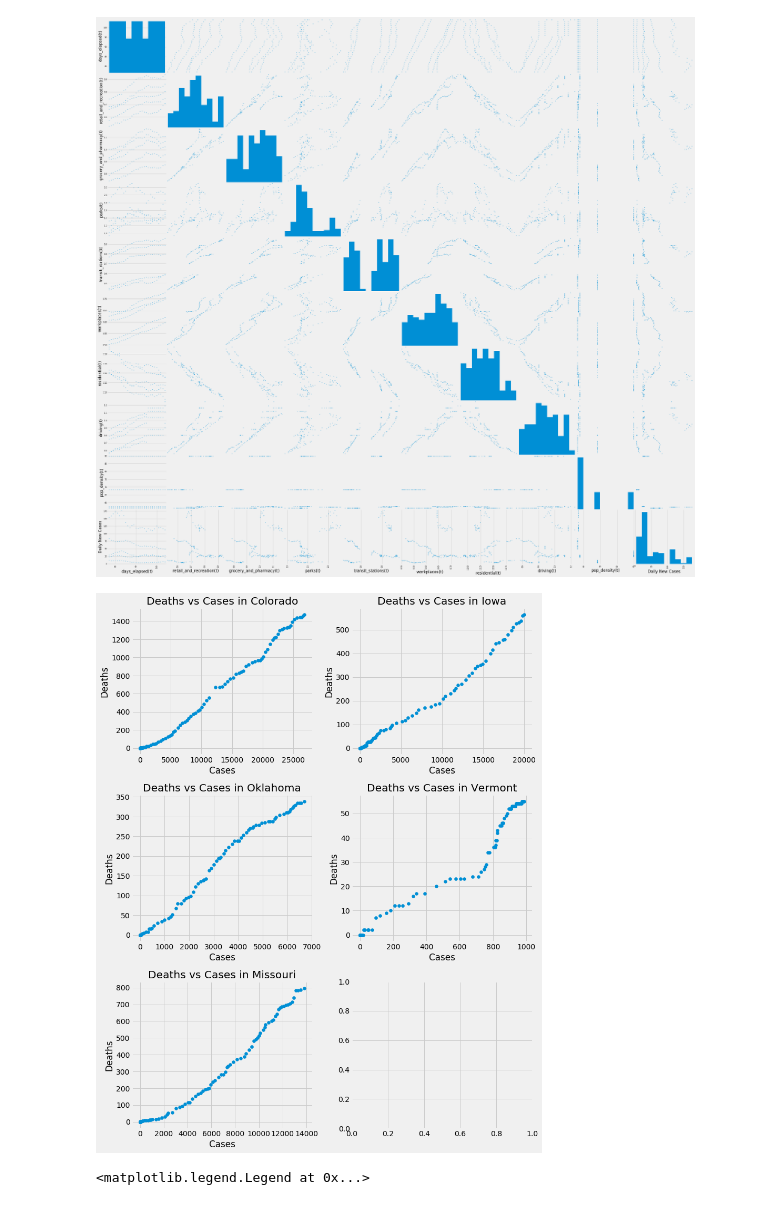
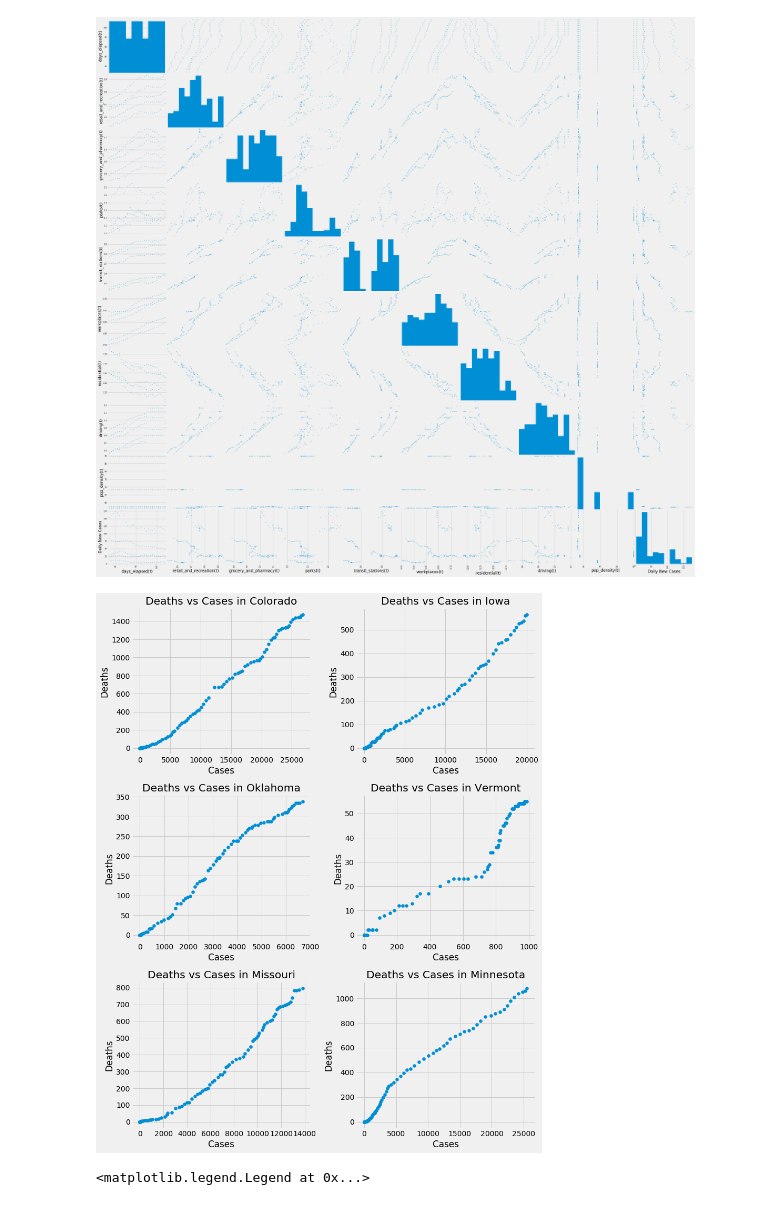
Before and after one commit to Jbudnick/Covid-19-Forecasting, a Jupyter notebook: notebooks/EDA_State_Comparison.ipynb, the cells around one changed output. Cells and saved outputs as stored; diff of their text form; code cells hidden in the pictures.

Commit message:
VS Code scripts now working. EDA Complete. Should be ready to run analyses on other states and complete presentation now

```diff
--- a/notebooks/EDA_State_Comparison.ipynb
+++ b/notebooks/EDA_State_Comparison.ipynb
@@ -517,8 +691,17 @@ def state_analysis(covid_df, state='New York', print_err = False):
 
 
 if __name__ == '__main__':
+    state = 'Minnesota'
+
     covid_df = load_and_clean_data()
-    NY_rf, NY_ts_df, NY_ts_y = state_analysis(covid_df, state='New York', print_err= True)
+    Similar_States_Init = Comparable_States(covid_df)
+    sim_states_df = Similar_States_Init.get_similar_states(state_to_predict = state, recovery_factor_min = 1.2, pop_density_tolerance = 25)
+    similar_states = sim_states_df.index.values
+    State_Compile = Combined_State_Analysis(similar_states, print_err = True)
+    State_Compile.get_feature_importances().T
+    print("The Most similar states to {} that meet the comparable parameters are: {}. These will be used to predict for {}.".format(state, similar_states, state))
 
+    Prediction_Insights = Predictions(state, similar_states, State_Compile)
+    SD_Table = Prediction_Insights.get_social_distancing_estimates(analysis = True)
     #Plots in notebooks/EDA.ipynb
 # %% [output]
@@ -678,0 +732,14 @@ plt.xticks(rotation = 90)
+# %%
+fig, ax = plt.subplots(figsize = (12, 6))
+feat_importance = pd.DataFrame(State_Compile.get_feature_importances().T.iloc[:, -9:].values.flatten()).T
+cols = State_Compile.get_feature_importances().T.iloc[:, -9:].columns.values
+feat_importance.columns = [x.replace('_', ' ').replace('(t)', '').title() for x in cols]
+feat_importance.sort_values(by =0, axis = 1, ascending = False, inplace = True)
+colors = ['red', 'grey', 'red', 'red', 'red', 'grey', 'grey', 'red']
+
+ax.bar(feat_importance.columns, feat_importance.values.flatten(), color = colors)
+plt.yscale('log')
+ax.set_title('Feature Importances for {}'.format(state))
+ax.set_ylabel('Feature Importance')
+fig.autofmt_xdate(rotation = 45)
+fig.savefig('images/MN_Feat')
@@ -712,29 +820,30 @@ array([[<matplotlib.axes._subplots.AxesSubplot object at 0x...>,
 # %%
 # Plot state deaths vs cases
 def raw_state_data(states):
     covid_raw_df = pd.read_csv('data/covid-19-data/us-states.csv')
     state_raw_list = []
     for state in states:
         state_raw_list.append(covid_raw_df[covid_raw_df['state'] == state])
     return state_raw_list
 
 fig, axes = plt.subplots(3, 2, figsize = (12,15))
+similar_states = np.append(similar_states, 'Minnesota')
 state_list = raw_state_data(similar_states)
 
 for i, ax in enumerate(axes.flatten()):
     try:
         state_name = state_list[i]['state'].unique()[0]
         ax.scatter(state_list[i]['cases'], state_list[i]['deaths'])
         ax.set_title('Deaths vs Cases in {}'.format(state_name))
         ax.set_xlabel('Cases')
         ax.set_ylabel('Deaths')
     except:
         continue
 fig.tight_layout()
 # Mostly linear trend between cases and deaths
 fig.savefig('images/DeathVsCases')
 # %% [output]
-[figure, old version]
+[figure, new version]
 # %%
 def plot_state(st, type = 'line', label = None):
     st_df = covid_df[covid_df['state'] == st]
```
Also changed, not shown: parts of 17 cells of this notebook, 7 other files.
